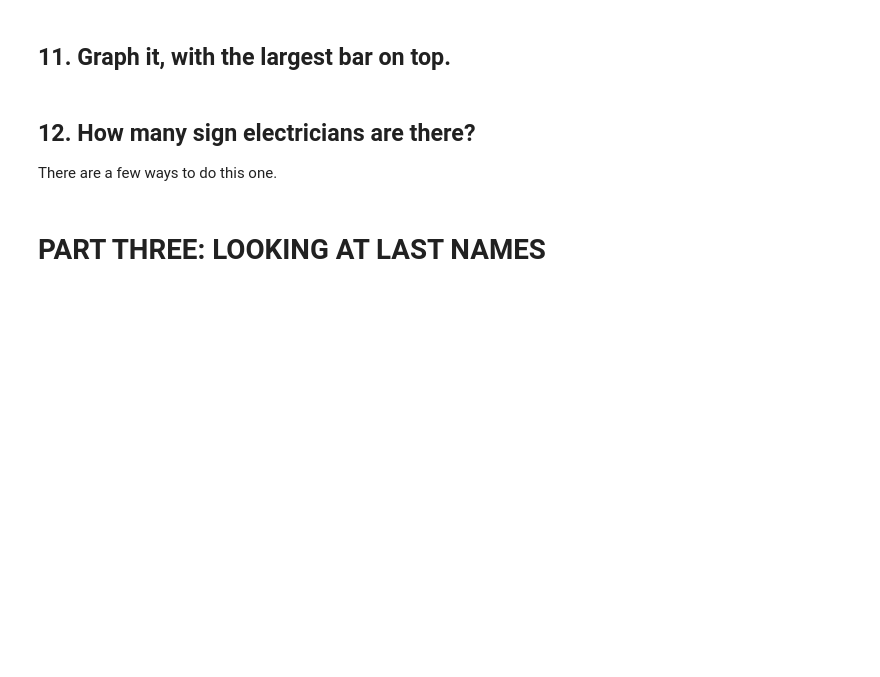
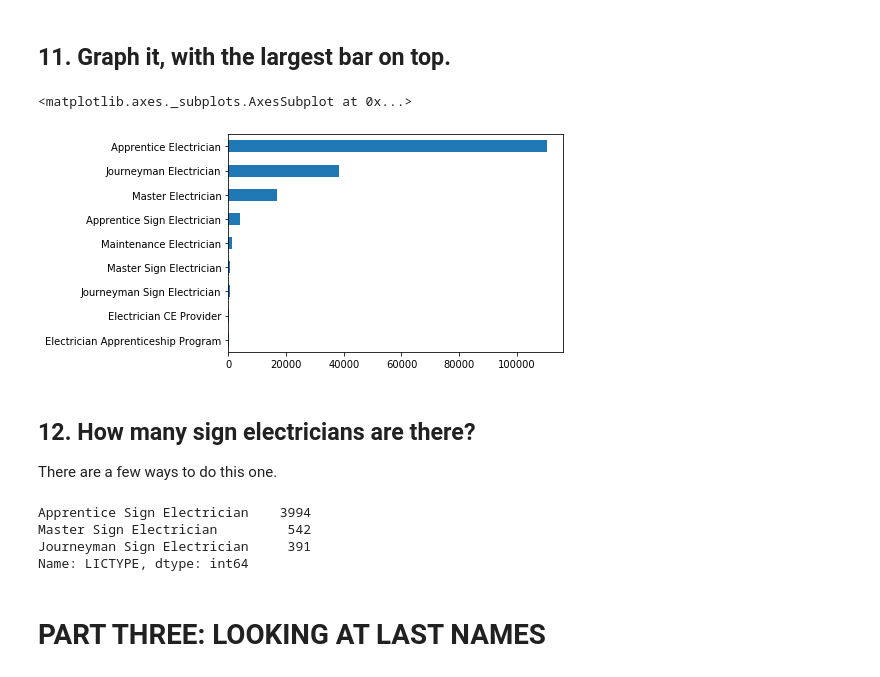
Before and after one commit to Suhailhassanbhat/Foundations-soma, a Jupyter notebook: homework_07/licensing/Licenses.ipynb, the cells around one changed output. Cells and saved outputs as stored; diff of their text form; code cells hidden in the pictures; blank space fills up the shorter version.

```diff
--- a/homework_07/licensing/Licenses.ipynb
+++ b/homework_07/licensing/Licenses.ipynb
@@ -223,7 +233,20 @@ electricians = df[df.LICTYPE.str.contains("Electrician", na =False)]
+# %%
+electricians.LICTYPE.value_counts(ascending=True).plot(kind='barh')
+# %% [output]
+<matplotlib.axes._subplots.AxesSubplot at 0x...>
+[figure, added]
 # %% [markdown]
 ## 12. How many sign electricians are there?
 
 There are a few ways to do this one.
+# %%
+sign_elec = electricians[electricians.LICTYPE.str.contains('Sign', na=False)]
+sign_elec.LICTYPE.value_counts()
+# %% [output]
+Apprentice Sign Electrician    3994
+Master Sign Electrician         542
+Journeyman Sign Electrician     391
+Name: LICTYPE, dtype: int64
 # %% [markdown]
 # PART THREE: LOOKING AT LAST NAMES
 # %% [markdown]
```
Also changed, not shown: parts of 27 cells of this notebook.
